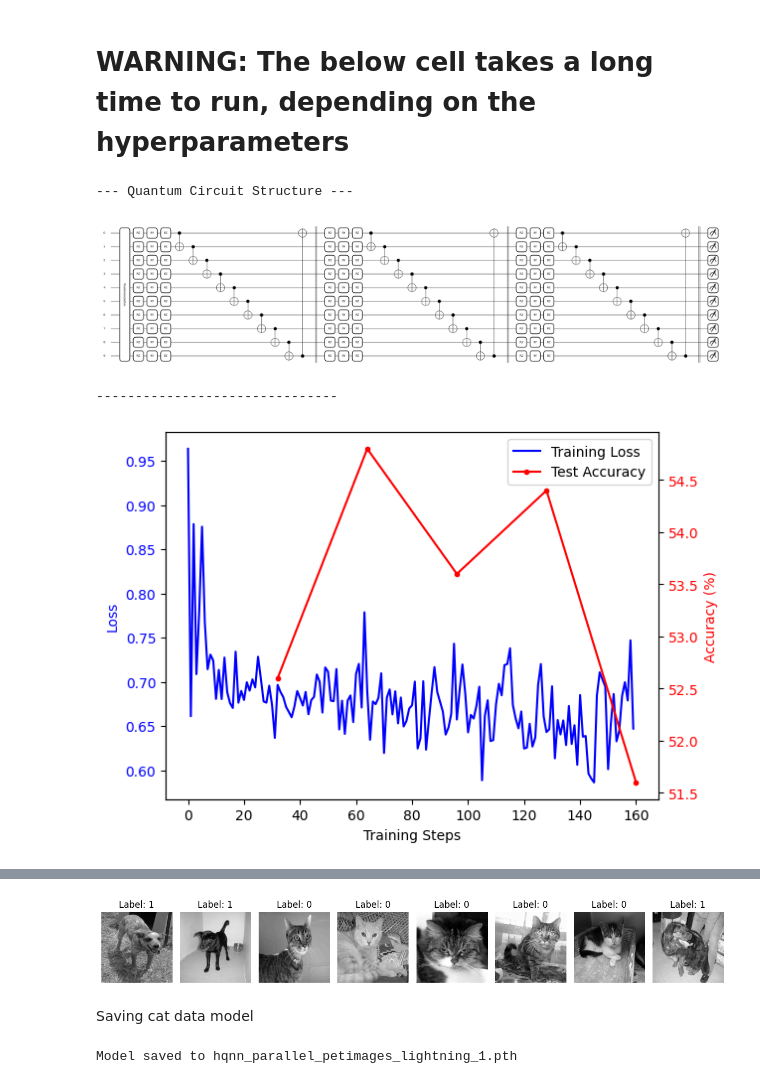
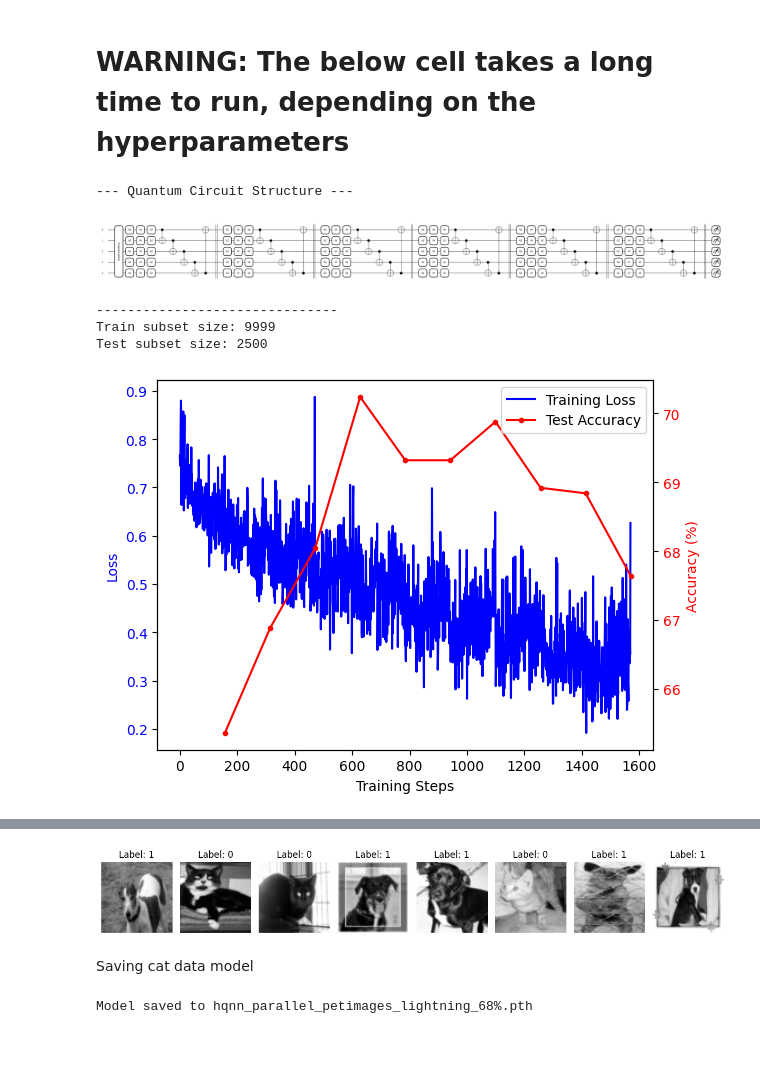
Before and after one commit to pk-2004/quantum-classification, a Jupyter notebook: HQNN/HQNN-Parallel-local.ipynb, the cells around one changed output, grey strips where cells are left out. Drawn from its saved outputs; the diff is of its cells as text; code cells hidden in the pictures; blank space fills up the shorter version.

Commit message:
68% accuracy model

```diff
--- a/HQNN/HQNN-Parallel-local.ipynb
+++ b/HQNN/HQNN-Parallel-local.ipynb
@@ -492,7 +492,7 @@ class HQNNParallel(nn.Module):
         return predictions
 # %%
 # --- Training and Evaluation Loop ---
-def train_model(model, train_dataset, test_dataset, epochs=5, batch_size=32, learning_rate=0.01, plot=True):
+def train_model(model, train_dataset, test_dataset, epochs=5, batch_size=32, learning_rate=0.001, plot=True):
     # Create data loaders
     train_loader = DataLoader(train_dataset, batch_size=batch_size, shuffle=True)
     test_loader = DataLoader(test_dataset, batch_size=batch_size, shuffle=False)
@@ -615,40 +615,44 @@ def predict_image(model, image_tensor):
 # Hyperparameters
 q = 5      # Qubits
 c = 4      # Circuits
-depth = 4  # Depth
+depth = 6  # Depth
 # %% [markdown]
 # WARNING: The below cell takes a long time to run, depending on the hyperparameters
 # %%
 transform = transforms.Compose([
-     transforms.Resize((300, 300)),
+     transforms.Resize((64, 64)),
     transforms.Grayscale(num_output_channels=1),  # Force grayscale
     transforms.ToTensor(),                        # Convert to tensor
 ])
 catdog_dataset = datasets.ImageFolder(
     root="./data/PetImages",
     transform=transform
 )
 hqnn_model = HQNNParallel(
     n_circuits = c,
     n_qubits = q,
     depth = depth,
     device = 'lightning.qubit'
 )
 
 # Optional: stratified train/test split
 from torch.utils.data import random_split
 train_size = int(0.8 * len(catdog_dataset))
 test_size = len(catdog_dataset) - train_size
 train_dataset, test_dataset = random_split(catdog_dataset, [train_size, test_size])
 
-dataset_portion = 0.1
+dataset_portion = 0.5
 
 train_dataset = torch.utils.data.Subset(train_dataset, range(int(len(train_dataset) * dataset_portion)))
 test_dataset = torch.utils.data.Subset(test_dataset, range(int(len(test_dataset) * dataset_portion)))
+print("Train subset size:", len(train_dataset))
+print("Test subset size:", len(test_dataset))
 
-trained_model = train_model(hqnn_model, train_dataset, test_dataset, epochs=5, batch_size=64, plot=True)
+trained_model = train_model(hqnn_model, train_dataset, test_dataset, epochs=10, batch_size=64, plot=True)
 # %% [output]
 --- Quantum Circuit Structure ---
-[figure, old version]
+[figure, new version]
 -------------------------------
+Train subset size: 9999
+Test subset size: 2500
-[figure, old version]
+[figure, new version]
@@ -692,26 +696,26 @@ for i in range(8):
 plt.tight_layout()
 plt.show()
 # %% [output]
-[figure, old version]
+[figure, new version]
 # %% [markdown]
 Saving cat data model
 # %%
 import os
 
 # Find a unique filename to avoid overwriting existing models
-base = 'hqnn_parallel_petimages_lightning'
+base = 'hqnn_parallel_petimages_lightning_68%'
 ext = '.pth'
 filename = base + ext
 counter = 1
-while os.path.exists(filename):
-    filename = f"{base}_{counter}{ext}"
-    counter += 1
+# while os.path.exists(filename):
+#     filename = f"{base}_{counter}{ext}"
+#     counter += 1
 
 # Save the model to a unique file
 torch.save(trained_model.state_dict(), filename)
 print(f"Model saved to {filename}")
 # %% [output]
-Model saved to hqnn_parallel_petimages_lightning_1.pth
+Model saved to hqnn_parallel_petimages_lightning_68%.pth
 # %%
 def load_model(filepath):
     state_dict = torch.load(filepath)
```
Also changed, not shown: parts of 3 cells of this notebook, 1 other file.
